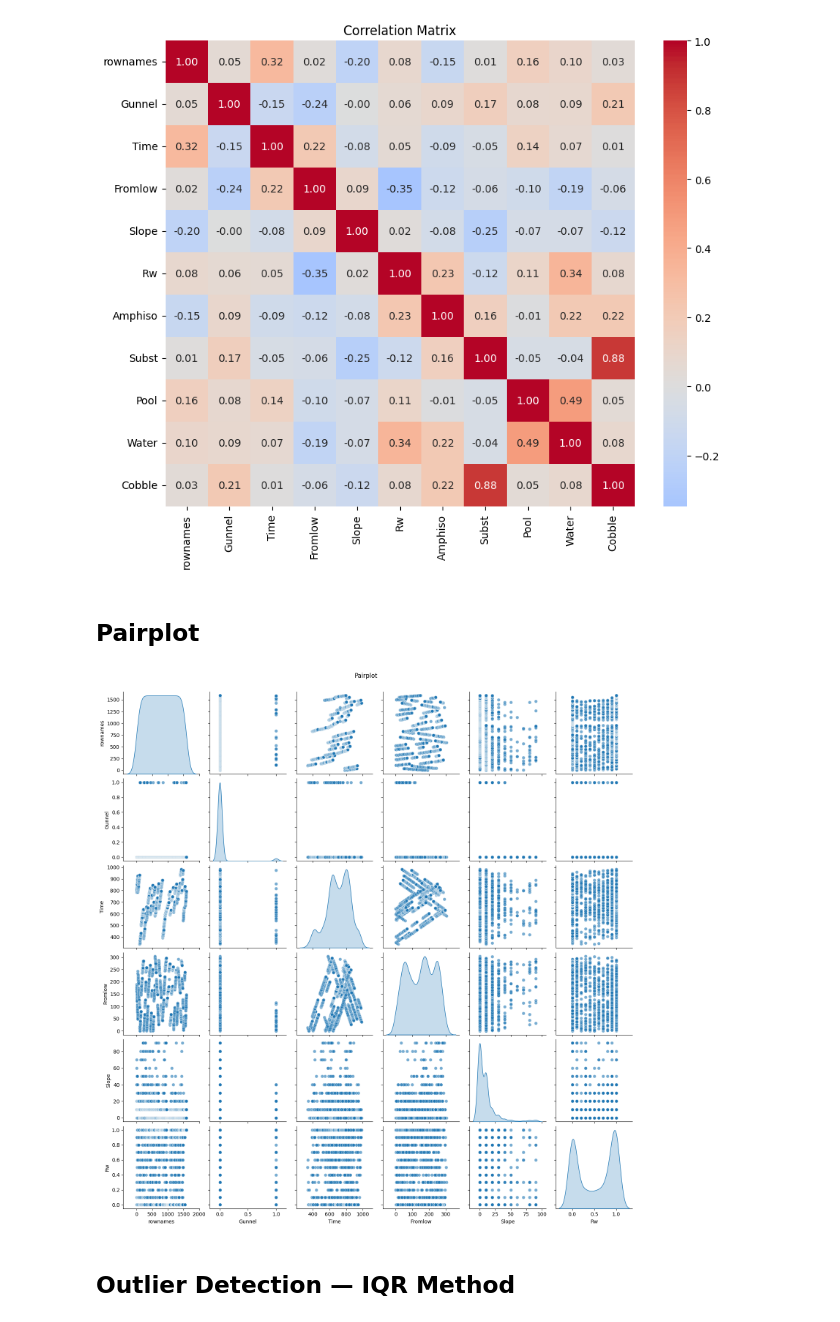
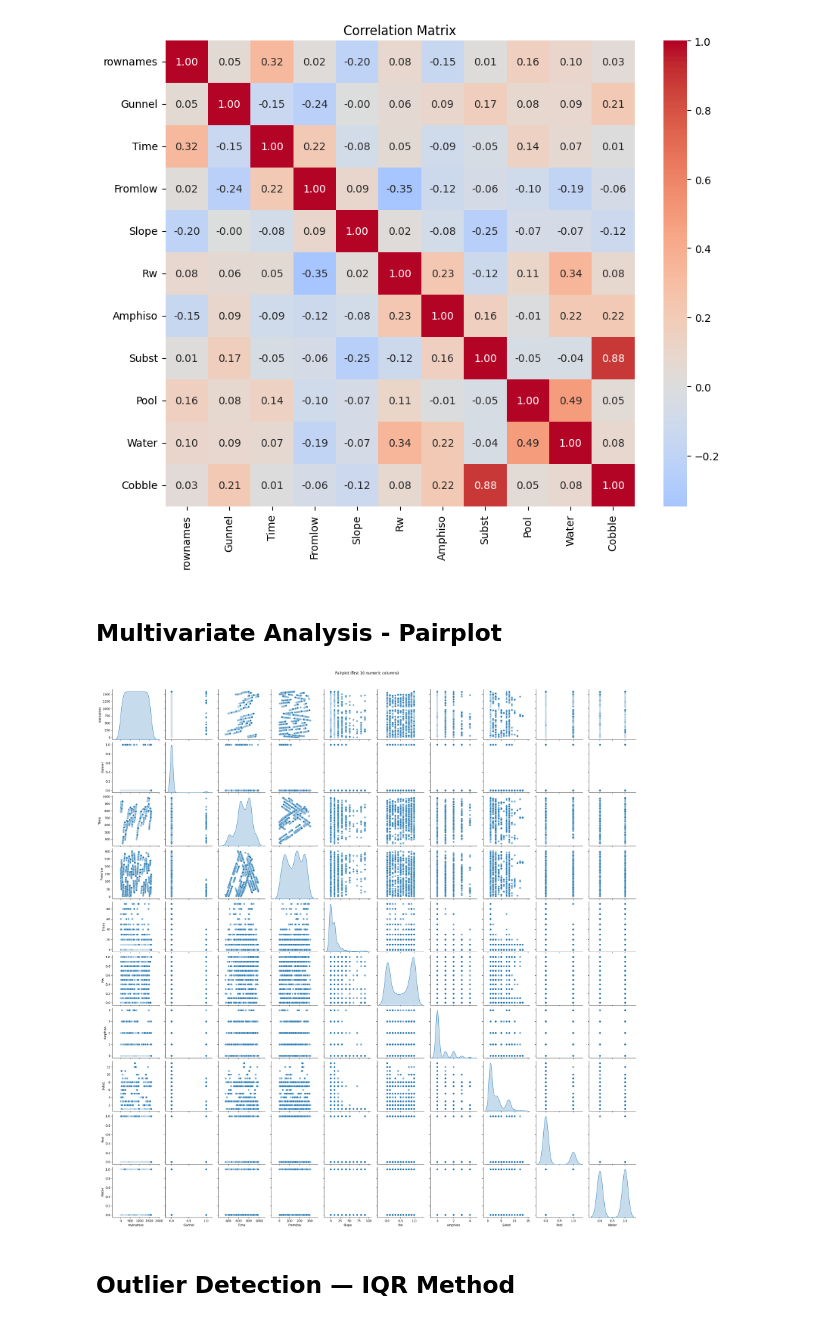
Before and after one commit to Naman397/Exploratory_Data_Analysis, a Jupyter notebook: 22BDS0021.ipynb, the cells around one changed output. Drawn from its saved outputs; the diff is of its cells as text; code cells hidden in the pictures.

```diff
--- a/22BDS0021.ipynb
+++ b/22BDS0021.ipynb
@@ -4,8 +10,8 @@
 import pandas as pd
 import numpy as np
 
-df=pd.read_csv('https://raw.githubusercontent.com/salemprakash/EDA/main/Data/Gunnels.csv')
-df.head(6)
+naman=pd.read_csv('https://raw.githubusercontent.com/salemprakash/EDA/main/Data/Gunnels.csv')
+naman.head(6)
 # %% [output]
 |  | rownames | Gunnel | Time | Fromlow | Slope | Rw | Amphiso | Subst | Pool | Water | Cobble |
 | 0 | 1 | 0 | 786 | 190 | 10 | 0.1 | 0 | 3 | 0 | 0 | 0 |
@@ -80,18 +95,18 @@ df.describe()
 # %%
 # Cell 6
-obj_cols = df.select_dtypes(include='object').columns.tolist()
+obj_cols = naman.select_dtypes(include='object').columns.tolist()
 print("Object columns:", obj_cols)
 
 for c in obj_cols:
     try:
-        df[c + "_numeric_try"] = pd.to_numeric(df[c].str.replace(',',''), errors='coerce')
+        naman[c + "_numeric_try"] = pd.to_numeric(naman[c].str.replace(',',''), errors='coerce')
     except Exception:
         pass
 
-converted = [c for c in df.columns if c.endswith("_numeric_try")]
+converted = [c for c in naman.columns if c.endswith("_numeric_try")]
 if converted:
-    display(df[converted].head())
-    df.drop(columns=converted, inplace=True)
+    display(naman[converted].head())
+    naman.drop(columns=converted, inplace=True)
 # %% [output]
 Object columns: []
 # %% [markdown]
@@ -99,21 +114,19 @@ Object columns: []
 # %%
-# Cell 7: Remove duplicates
-if df.duplicated().any():
-    df = df.drop_duplicates().reset_index(drop=True)
+if naman.duplicated().any():
+    naman = naman.drop_duplicates().reset_index(drop=True)
 # %%
-# Cell 8: Missing value handling
-num_cols = df.select_dtypes(include=[np.number]).columns.tolist()
+num_cols = naman.select_dtypes(include=[np.number]).columns.tolist()
 for c in num_cols:
-    if df[c].isnull().sum() > 0:
-        df[c].fillna(df[c].median(), inplace=True)
+    if naman[c].isnull().sum() > 0:
+        naman[c].fillna(naman[c].median(), inplace=True)
 
-cat_cols = df.select_dtypes(include=['object','category']).columns.tolist()
+cat_cols = naman.select_dtypes(include=['object','category']).columns.tolist()
 for c in cat_cols:
-    if df[c].isnull().sum() > 0:
-        df[c].fillna(df[c].mode().iloc[0], inplace=True)
+    if naman[c].isnull().sum() > 0:
+        naman[c].fillna(naman[c].mode().iloc[0], inplace=True)
 
 print("Missing values after imputation:")
-display(df.isnull().sum())
+display(naman.isnull().sum())
 # %% [output]
 Missing values after imputation:
 |  | 0 |
@@ -170,16 +181,15 @@ if len(num_cols) >= 2:
 # %% [output]
 [figure]
 # %% [markdown]
-## Pairplot
+## Multivariate Analysis - Pairplot
 # %%
-# Cell 12
 if len(num_cols) > 1:
-    sample_cols = num_cols if len(num_cols) <= 6 else num_cols[:6]
-    sns.pairplot(df[sample_cols].dropna(), diag_kind='kde', plot_kws={'alpha':0.6, 's':40})
-    plt.suptitle("Pairplot", y=1.02)
+    sample_cols = num_cols[:10]
+    sns.pairplot(naman[sample_cols].dropna(), diag_kind='kde',plot_kws={'alpha':0.6, 's':40})
+    plt.suptitle("Pairplot (first 10 numeric columns)", y=1.02)
     plt.show()
 # %% [output]
-[figure, old version]
+[figure, new version]
 # %% [markdown]
 ## Outlier Detection — IQR Method
 # %%
```
Also changed, not shown: parts of 23 cells of this notebook.
